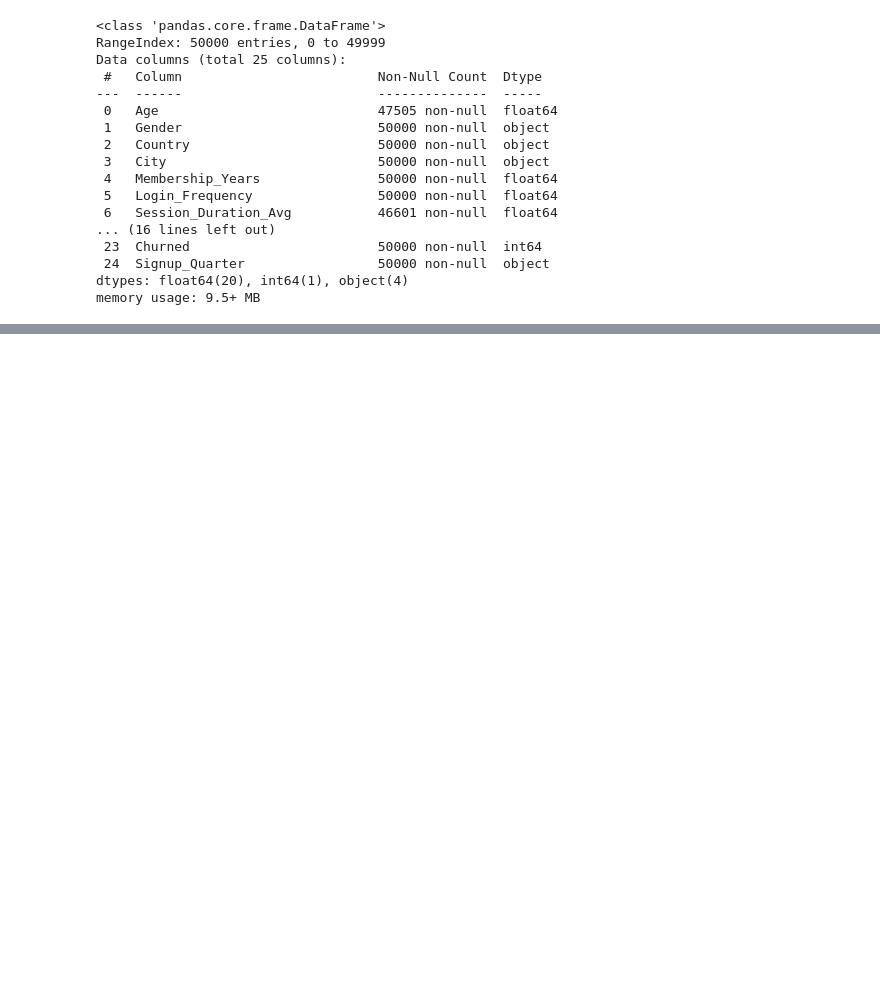
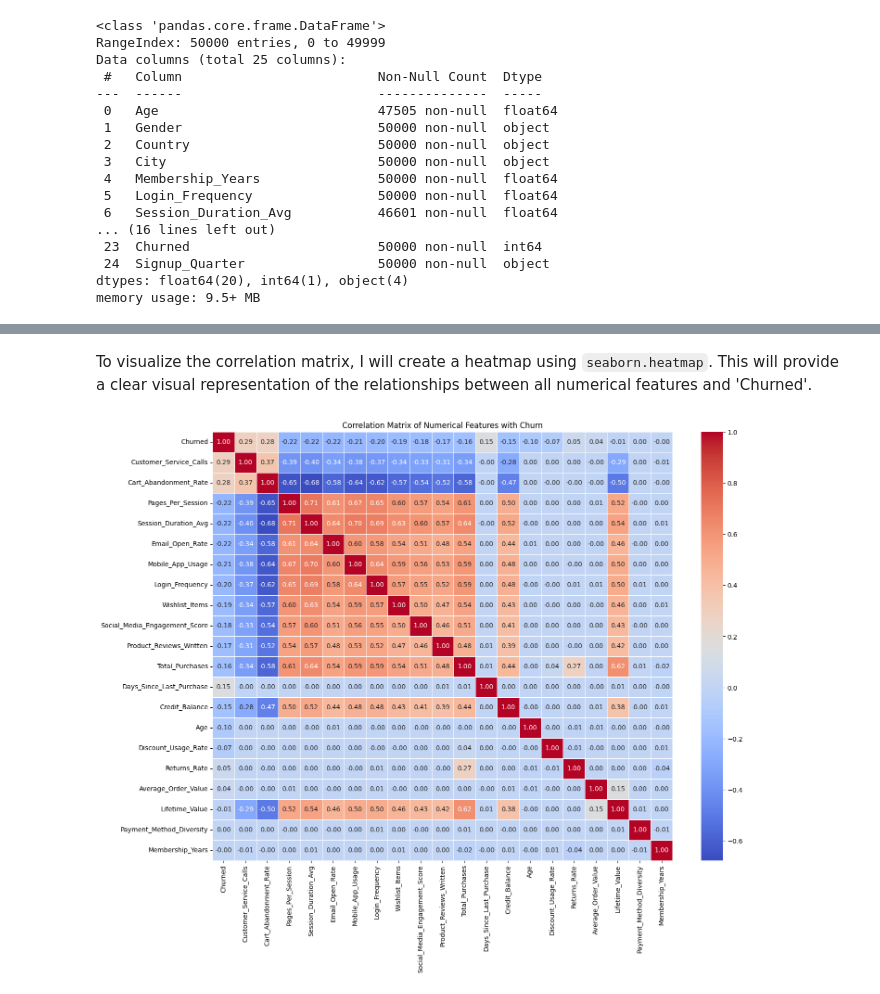
Before and after one commit to TuanNguyenDin/Ecommerce-customer-behavior, a Jupyter notebook: ecommerce_churn.ipynb, the cells around one changed output, grey strips where cells are left out. Drawn from its saved outputs; the diff is of its cells as text; code cells hidden in the pictures; blank space fills up the shorter version.

```diff
--- a/ecommerce_churn.ipynb
+++ b/ecommerce_churn.ipynb
@@ -78,0 +87,6 @@ memory usage: 9.5+ MB
+# %%
+# Convert object columns to string type
+for col in ecommerce_df.select_dtypes(include='object').columns:
+    ecommerce_df[col] = ecommerce_df[col].astype('string')
+
+print("Object columns converted to string type.")
@@ -78,0 +95,8 @@ memory usage: 9.5+ MB
+# %%
+# Fill missing numerical values with the median
+numerical_cols_with_na = ecommerce_df.select_dtypes(include=['float64', 'int64']).columns[ecommerce_df.select_dtypes(include=['float64', 'int64']).isnull().any()].tolist()
+
+for col in numerical_cols_with_na:
+    median_val = ecommerce_df[col].median()
+    ecommerce_df[col].fillna(median_val, inplace=True)
+    print(f"Filled missing values in '{col}' with median: {median_val}")
@@ -78,0 +152,9 @@ memory usage: 9.5+ MB
+# %%
+numerical_cols = ecommerce_df.select_dtypes(include=['float64', 'int64']).columns
+correlation_with_churn = ecommerce_df[numerical_cols].corrwith(ecommerce_df['Churned'], method='pearson')
+
+# Sort by absolute value in descending order
+correlation_with_churn_sorted = correlation_with_churn.reindex(correlation_with_churn.abs().sort_values(ascending=False).index)
+
+print("Pearson Correlation with 'Churned' (sorted by absolute value):")
+correlation_with_churn_sorted
@@ -78,0 +183,6 @@ memory usage: 9.5+ MB
+# %%
+relevant_cols = correlation_with_churn_sorted.index.tolist()
+correlation_matrix = ecommerce_df[relevant_cols].corr(method='pearson')
+
+print("Correlation Matrix:")
+correlation_matrix.head()
@@ -78,0 +198,9 @@ memory usage: 9.5+ MB
+# %% [markdown]
+To visualize the correlation matrix, I will create a heatmap using `seaborn.heatmap`. This will provide a clear visual representation of the relationships between all numerical features and 'Churned'.
+# %%
+plt.figure(figsize=(16, 12))
+sns.heatmap(correlation_matrix, annot=True, cmap='coolwarm', fmt=".2f", linewidths=.5)
+plt.title('Correlation Matrix of Numerical Features with Churn')
+plt.show()
+# %% [output]
+[figure, added]
```
Also changed, not shown: parts of 28 cells of this notebook.
